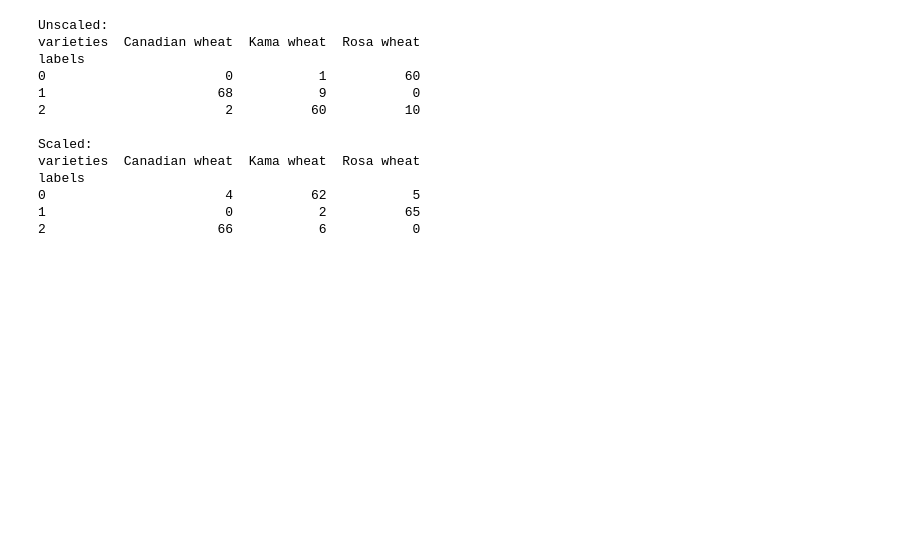
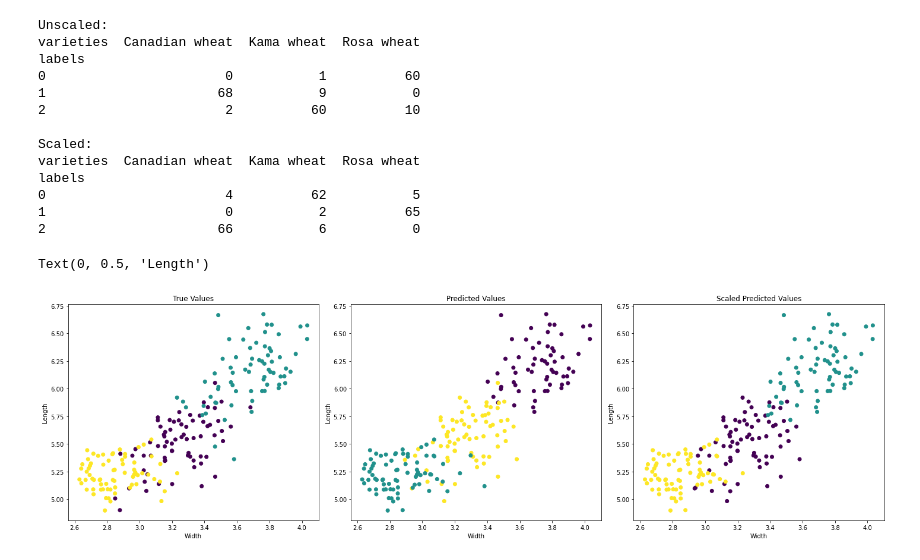
Before and after one commit to MaudDK/unsupervised-learning-scikit-grains-dataset, a Jupyter notebook: explore.ipynb, the cells around one changed output. Cells and saved outputs as stored; diff of their text form; code cells hidden in the pictures; blank space fills up the shorter version.

```diff
--- a/explore.ipynb
+++ b/explore.ipynb
@@ -86,10 +92,10 @@ ct = pd.crosstab(df['labels'], df['varieties'])
 #Looks like there are couple errors, lets try preprocessing the data
 from sklearn.preprocessing import StandardScaler
 from sklearn.pipeline import make_pipeline
-
-pipeline = make_pipeline(StandardScaler(), model)
-labels = pipeline.fit_predict(X)
-df = pd.DataFrame({'labels':labels, 'varieties':varieties})
+scaler = StandardScaler(copy=True, with_mean=True, with_std=True)
+pipeline = make_pipeline(scaler, model)
+labelscaled = pipeline.fit_predict(X)
+df = pd.DataFrame({'labels':labelscaled, 'varieties':varieties})
 ctscaled = pd.crosstab(df['labels'], df['varieties'])
 print(f'Unscaled:\n{ct}\n\nScaled:\n{ctscaled}')
 # %% [output]
@@ -106,3 +112,27 @@ labels
 0                       4          62           5
 1                       0           2          65
 2                      66           6           0
+# %%
+#Actual Scatter vs Predicted Scatter
+fig = plt.figure(figsize=(20, 6), tight_layout = True)
+ax1 = fig.add_subplot(131)
+ax2 = fig.add_subplot(132)
+ax3 = fig.add_subplot(133)
+
+ax1.scatter(X[:, 4], X[:, 3], c=grains['variety_number'])
+ax1.set_title('True Values')
+ax1.set_xlabel('Width')
+ax1.set_ylabel('Length')
+
+ax2.scatter(X[:, 4], X[:, 3], c=labels)
+ax2.set_title('Predicted Values')
+ax2.set_xlabel('Width')
+ax2.set_ylabel('Length')
+
+ax3.scatter(X[:, 4], X[:, 3], c=labelscaled)
+ax3.set_title('Scaled Predicted Values')
+ax3.set_xlabel('Width')
+ax3.set_ylabel('Length')
+# %% [output]
+Text(0, 0.5, 'Length')
+[figure, added]
```
Also changed, not shown: parts of 8 cells of this notebook, 1 other file.
